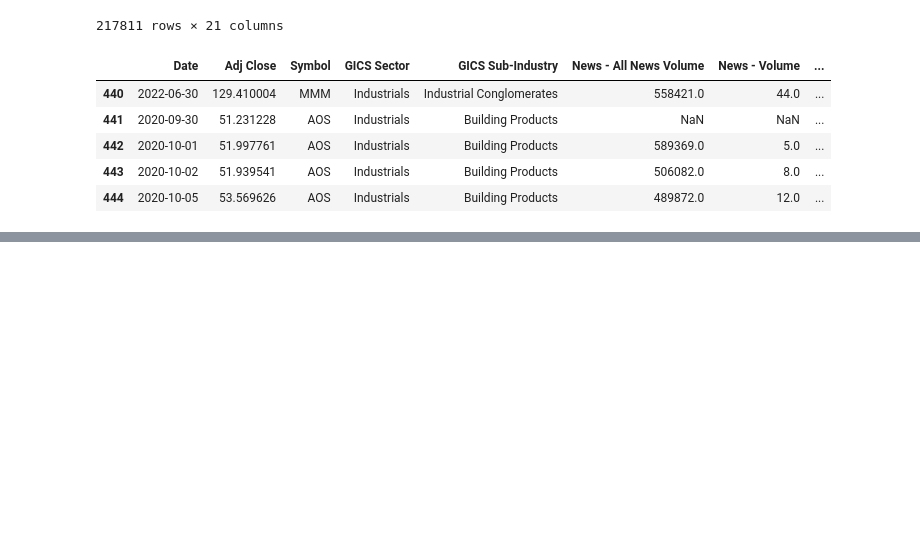
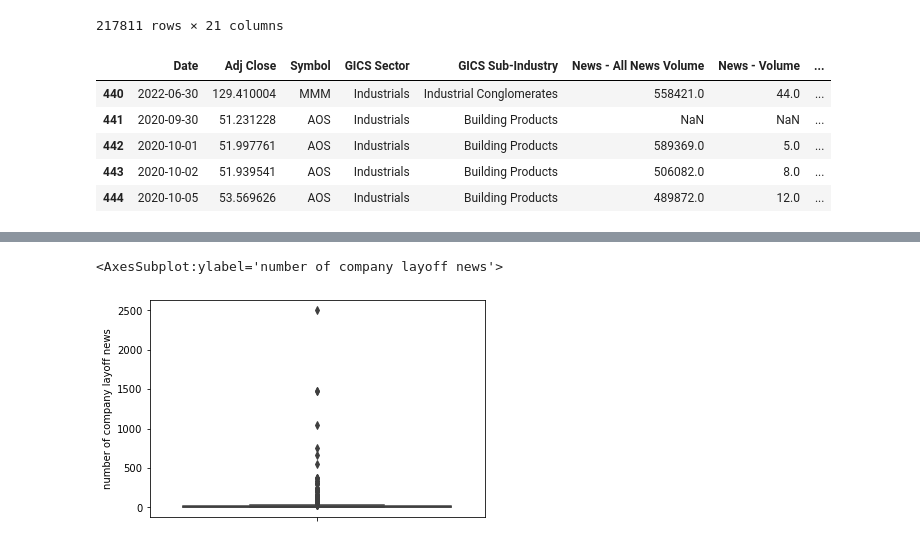
Before and after one commit to sizhewang1130/3guys, a Jupyter notebook: example.ipynb, the cells around one changed output, grey strips where cells are left out. Drawn from its saved outputs; the diff is of its cells as text; code cells hidden in the pictures; blank space fills up the shorter version.

```diff
--- a/example.ipynb
+++ b/example.ipynb
@@ -94,0 +137,4 @@ df[440:445]
+# %%
+df = df.drop(df[(df['News - Layoffs']==823)|(df['News - Layoffs']==479)].index)
+# 也可以使用多个条件
+# df_clear = df.drop(df[(df['x']<0.01) | (df['x']>10)].index) #删除x小于0.01或大于10的行
@@ -94,0 +157,16 @@ df[440:445]
+# %%
+df1=(df
+   # compute gross returns for each asset
+   .assign(R = 1+df['Daily_RV'])
+   # for each portfolio and time period...
+   .groupby(['Symbol','GICS Sector', 'GICS Sub-Industry','number of company layoff news'])
+   # get the gross returns, and cumulate by taking the product
+   ['R'].prod()
+   # subtract one to get back to simple returns
+   -1
+)
+# %%
+df1=pd.DataFrame(df1)
+# %%
+df1=df1.reset_index()
+df1
@@ -94,0 +199,5 @@ df[440:445]
+# %%
+sns.boxplot(data=df1, y="number of company layoff news")
+# %% [output]
+<AxesSubplot:ylabel='number of company layoff news'>
+[figure, added]
```
Also changed, not shown: parts of 11 cells of this notebook.
